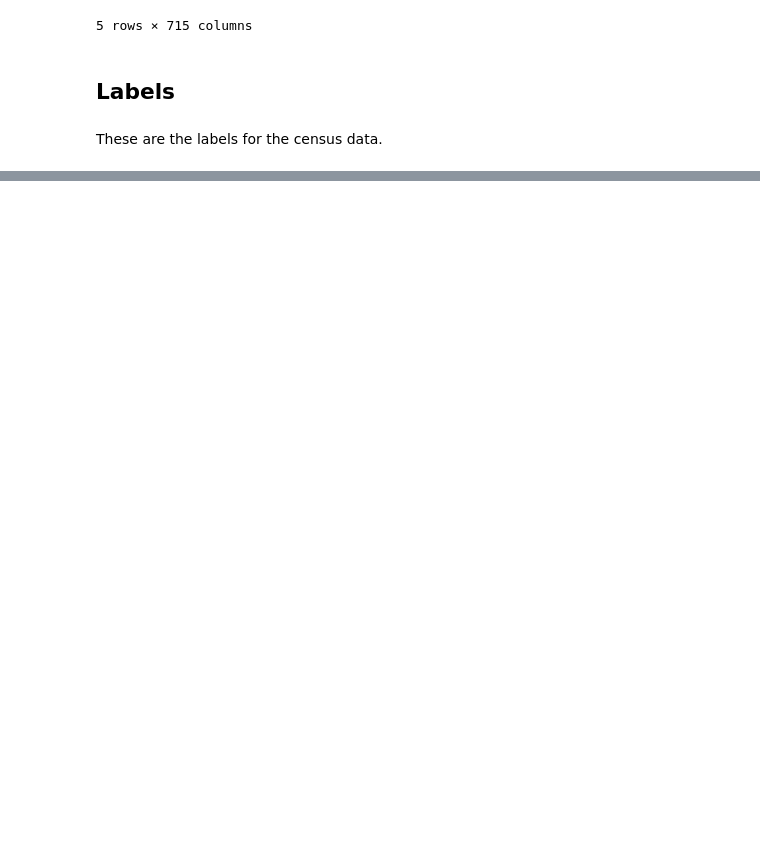
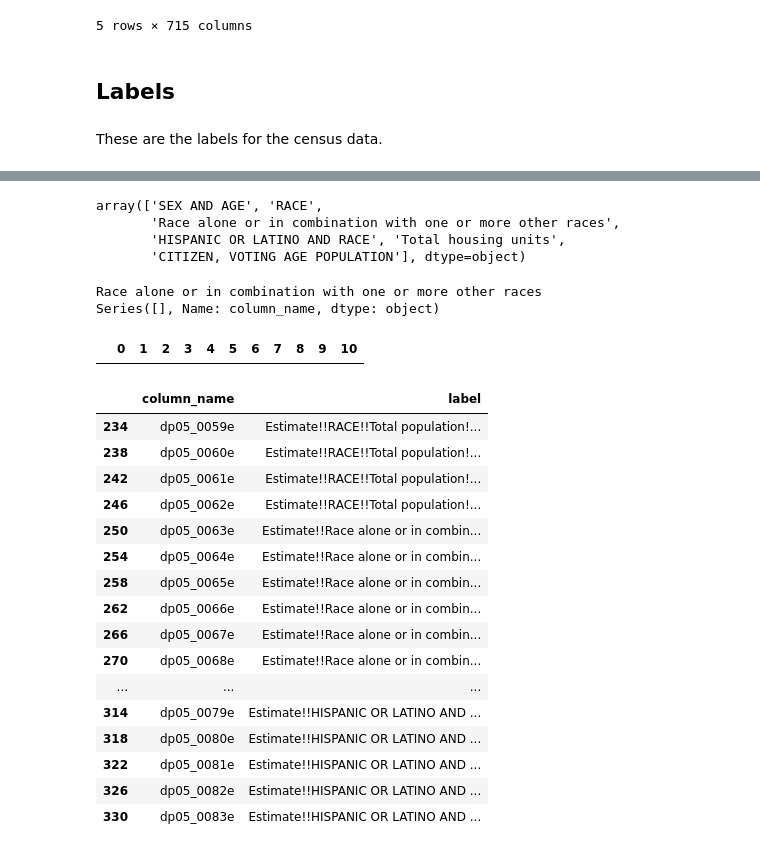
Before and after one commit to misty-garcia/sa2020-CCD, a Jupyter notebook: census_data.ipynb, the cells around one changed output, grey strips where cells are left out. Drawn from its saved outputs; the diff is of its cells as text; code cells hidden in the pictures; blank space fills up the shorter version.

```diff
--- a/census_data.ipynb
+++ b/census_data.ipynb
@@ -208,0 +226,44 @@ district_totals.T.to_excel('CCD_test3.xlsx')
+# %%
+groups
+# %% [output]
+array(['SEX AND AGE', 'RACE',
+       'Race alone or in combination with one or more other races',
+       'HISPANIC OR LATINO AND RACE', 'Total housing units',
+       'CITIZEN, VOTING AGE POPULATION'], dtype=object)
+# %%
+grouping = groups[2]
+print(grouping)
+
+current_labels = labels [labels.label.str.contains(grouping)]
+current_labels = current_labels.iloc[:-16]
+labels_check = current_labels.column_name.str[:-1]
+print(labels_check)
+
+for titles in current_labels.label:
+    print(titles)
+
+cal_district_numbers(labels_check)
+# %% [output]
+Race alone or in combination with one or more other races
+Series([], Name: column_name, dtype: object)
+|  | 0 | 1 | 2 | 3 | 4 | 5 | 6 | 7 | 8 | 9 | 10 |
+# %%
+labels.iloc[55:80]
+# %% [output]
+|  | column_name | label |
+| 234 | dp05_0059e | Estimate!!RACE!!Total population!... |
+| 238 | dp05_0060e | Estimate!!RACE!!Total population!... |
+| 242 | dp05_0061e | Estimate!!RACE!!Total population!... |
+| 246 | dp05_0062e | Estimate!!RACE!!Total population!... |
+| 250 | dp05_0063e | Estimate!!Race alone or in combin... |
+| 254 | dp05_0064e | Estimate!!Race alone or in combin... |
+| 258 | dp05_0065e | Estimate!!Race alone or in combin... |
+| 262 | dp05_0066e | Estimate!!Race alone or in combin... |
+| 266 | dp05_0067e | Estimate!!Race alone or in combin... |
+| 270 | dp05_0068e | Estimate!!Race alone or in combin... |
+| ... | ... | ... |
+| 314 | dp05_0079e | Estimate!!HISPANIC OR LATINO AND ... |
+| 318 | dp05_0080e | Estimate!!HISPANIC OR LATINO AND ... |
+| 322 | dp05_0081e | Estimate!!HISPANIC OR LATINO AND ... |
+| 326 | dp05_0082e | Estimate!!HISPANIC OR LATINO AND ... |
+| 330 | dp05_0083e | Estimate!!HISPANIC OR LATINO AND ... |
```
Also changed, not shown: parts of 17 cells of this notebook.
